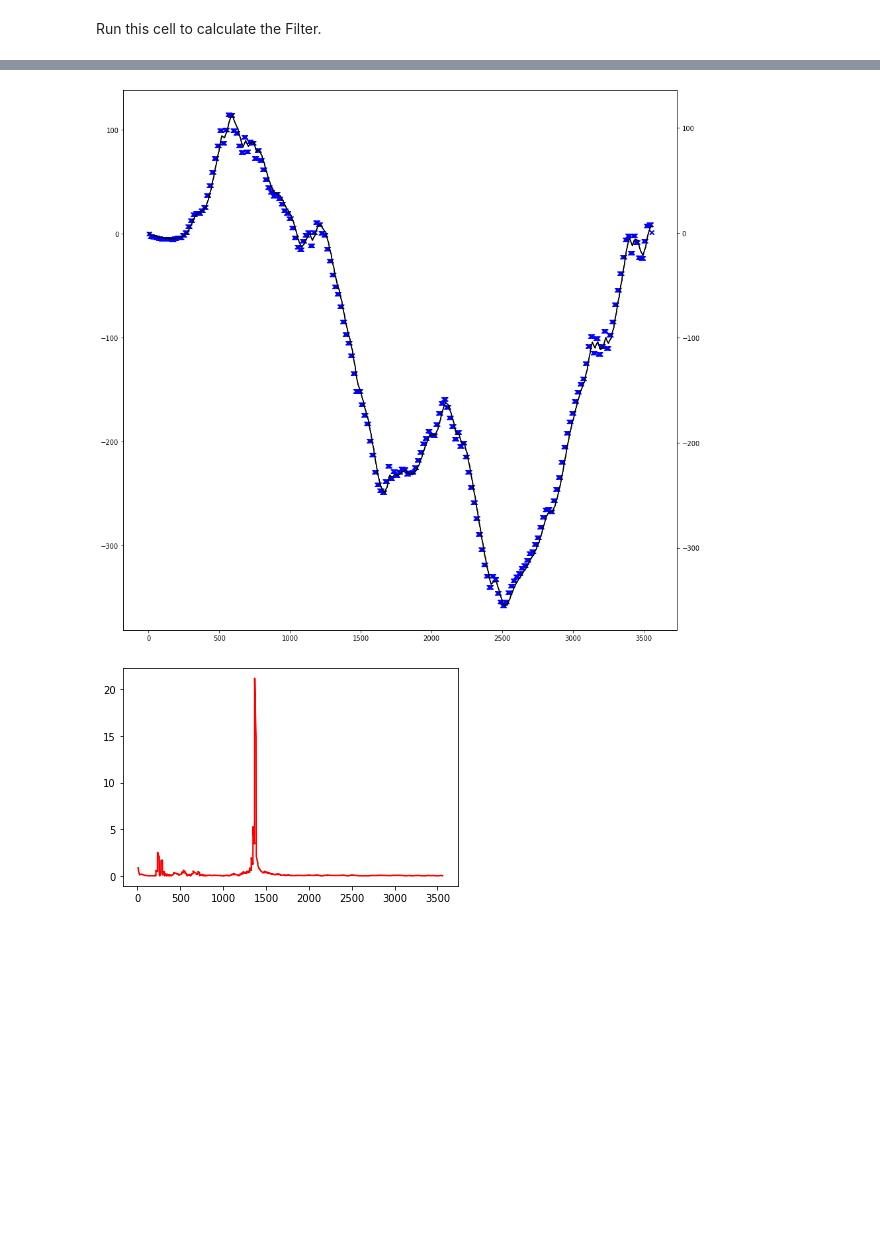
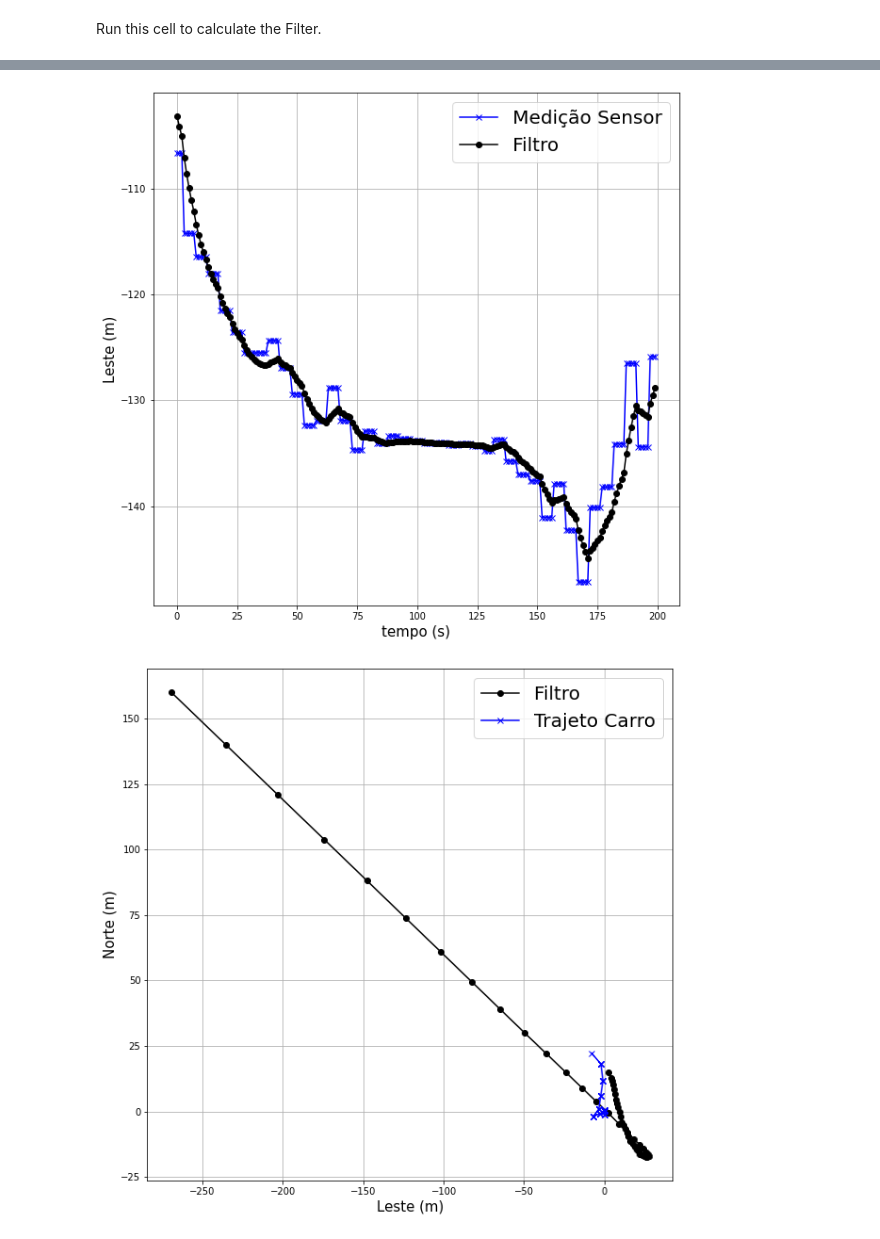
Before and after one commit to gabrielbklopes/KFSimulationGPS, a Jupyter notebook: KFSimulationGPS.ipynb, the cells around one changed output, grey strips where cells are left out. Drawn from its saved outputs; the diff is of its cells as text; code cells hidden in the pictures; blank space fills up the shorter version.

```diff
--- a/KFSimulationGPS.ipynb
+++ b/KFSimulationGPS.ipynb
@@ -156,20 +160,19 @@ Those are the matrices for the problem.
 
 Change the time **dt** to the time of your sampling.
 # %%
-dt = 0.05
+dt = 0.20
 
 #design state transition function
 F = np.array([[1, dt],
               [0,  1]])
 
-B = np.array([[(dt**2)/2],
-              [dt]])
+B = np.array([[(dt**2)/2, dt]]).T
 
 H = np.array([[1., 0],
               [0, 1.]])
 
-R = np.array([[10, 0.],
-             [0., 10]])
+R = np.array([[5, 0.],
+             [0., 5]])
 #state matriz for N and E
 x_N = np.array([[0., 0.]]).T
 x_E = np.array([[0., 0.]]).T
@@ -179,7 +182,7 @@ P_N = np.diag([100., 100.])
 P_E = np.diag([100., 100.])
 
 # DEFINE Q MATRIX
-Q = Q_discrete_white_noise(dim=2, dt=dt, var=10)
+Q = Q_discrete_white_noise(dim=2, dt=dt, var=0.5)
 # %% [markdown]
 Run this cell to calculate the Filter.
 # %%
@@ -199,7 +202,7 @@ while(i < len(my_data)):
       Ndist = Nmod*math.cos(Nangle)
       N += Ndist
       vN = my_data[i, 2]*math.cos(Nangle)
-      aN = np.array([my_data[i, 3]*math.cos(Nangle)])
+      aN = (my_data[i, 3]*math.cos(Nangle))
       z = (N, vN)
       x_N, P_N = predict(x_N, P_N, F, Q, B, aN)
       x_N, P_N = update(x_N, P_N, H, R, z)
@@ -208,7 +211,7 @@ while(i < len(my_data)):
       xsN.append(x_N)
       covN.append(P_N)
 
-      errN = abs((x_N[0] - z)/z)
+      errN = abs((x_N[0] - z[0]))
       erroN.append(errN)
 
     else:
@@ -216,7 +219,7 @@ while(i < len(my_data)):
       Edist = Emod*math.sin(Eangle)
       E += Edist
       vE = my_data[i, 2]*math.sin(Nangle)
-      aE = np.array([my_data[i, 3]*math.sin(Nangle)])
+      aE = (my_data[i, 3]*math.sin(Nangle))
       z = (E, vE)
       x_E, P_E = predict(x_E, P_E, F, Q, B, aE)
       x_E, P_E = update(x_E, P_E, H, R, z)
@@ -225,7 +228,7 @@ while(i < len(my_data)):
       xsE.append(x_E)
       covE.append(P_E)
 
-      errE = abs((x_E[0] - z)/z)
+      errE = abs((x_E[0] - z[0]))
       erroE.append(errE)
 
   i += 1
@@ -243,29 +248,58 @@ Run this cell to generate the graphics.
 # %%
+MEDIUM_SIZE = 15
+plt.rc('axes', labelsize=MEDIUM_SIZE)    # fontsize of the x and y labels
+
 fig,ax = plt.subplots()
-ax.plot(measuN[:, 0], "x" ,color="blue")
-ax2=ax.twinx()
-ax2.plot(xsN[:,0] , color="black")
-fig.set_figwidth(15)
-fig.set_figheight(15)
+ax.grid()
+ax.plot(measuN[100:300,0] , "x-", color="blue", label='Medição Sensor')
+ax.plot(xsN[100:300,0] , "ko-", label='Filtro')
+leg = ax.legend(fontsize=20);
+fig.set_figwidth(10)
+fig.set_figheight(10)
+plt.ylabel('Norte (m)')
+plt.xlabel('tempo (s)')
 plt.show
 
 plt.figure(2)
 fig,ax = plt.subplots()
-ax.plot(measuE[:, 0] ,"x", color="blue")
-ax2=ax.twinx()
-ax2.plot(xsE[:,0] , color="black")
-fig.set_figwidth(15)
-fig.set_figheight(15)
+ax.grid()
+ax.plot(measuE[300:500, 0], "x-", color="blue", label='Medição Sensor')
+ax.plot(xsE[300:500,0] , "ko-", label='Filtro')
+leg = ax.legend(fontsize=20);
+fig.set_figwidth(10)
+fig.set_figheight(10)
+plt.ylabel('Leste (m)')
+plt.xlabel('tempo (s)')
+plt.show
+
+plt.figure(3)
+fig,ax = plt.subplots()
+ax.grid()
+ax.plot(xsN[0:50, 0], xsE[0:50,0], 'o-',color="black", label='Filtro')
+ax.plot(measuN[0:50, 0], measuE[0:50, 0], 'bx-', label='Trajeto Carro')
+leg = ax.legend(fontsize=20);
+fig.set_figwidth(10)
+fig.set_figheight(10)
+plt.ylabel('Norte (m)')
+plt.xlabel('Leste (m)')
 plt.show
 
 erroN = np.asarray(erroN, dtype=np.float32)
 erroE = np.asarray(erroE, dtype=np.float32)
 
-plt.figure(3)
+plt.figure(4)
 fig,ax = plt.subplots()
-ax.plot(erroN[:,0], color="red")
+ax.grid()
+ax.plot(erroN[:], color="red")
+plt.ylabel('Erro Norte (m)')
+fig.set_figwidth(12)
+fig.set_figheight(3)
 
-plt.figure(3)
+plt.figure(4)
 fig,ax = plt.subplots()
-ax.plot(erroE[:,0], color="green")
+ax.grid()
+ax.plot(erroE[:], color="green")
+plt.ylabel('Erro Leste (m)')
+fig.set_figwidth(12)
+fig.set_figheight(3)
 # %% [output]
@@ -275,2 +308,2 @@ ax.plot(erroE[:,0], color="green")
-[figure, old version]
+[figure, new version]
-[figure, old version]
+[figure, new version]
```
Also changed, not shown: parts of 6 cells of this notebook.
